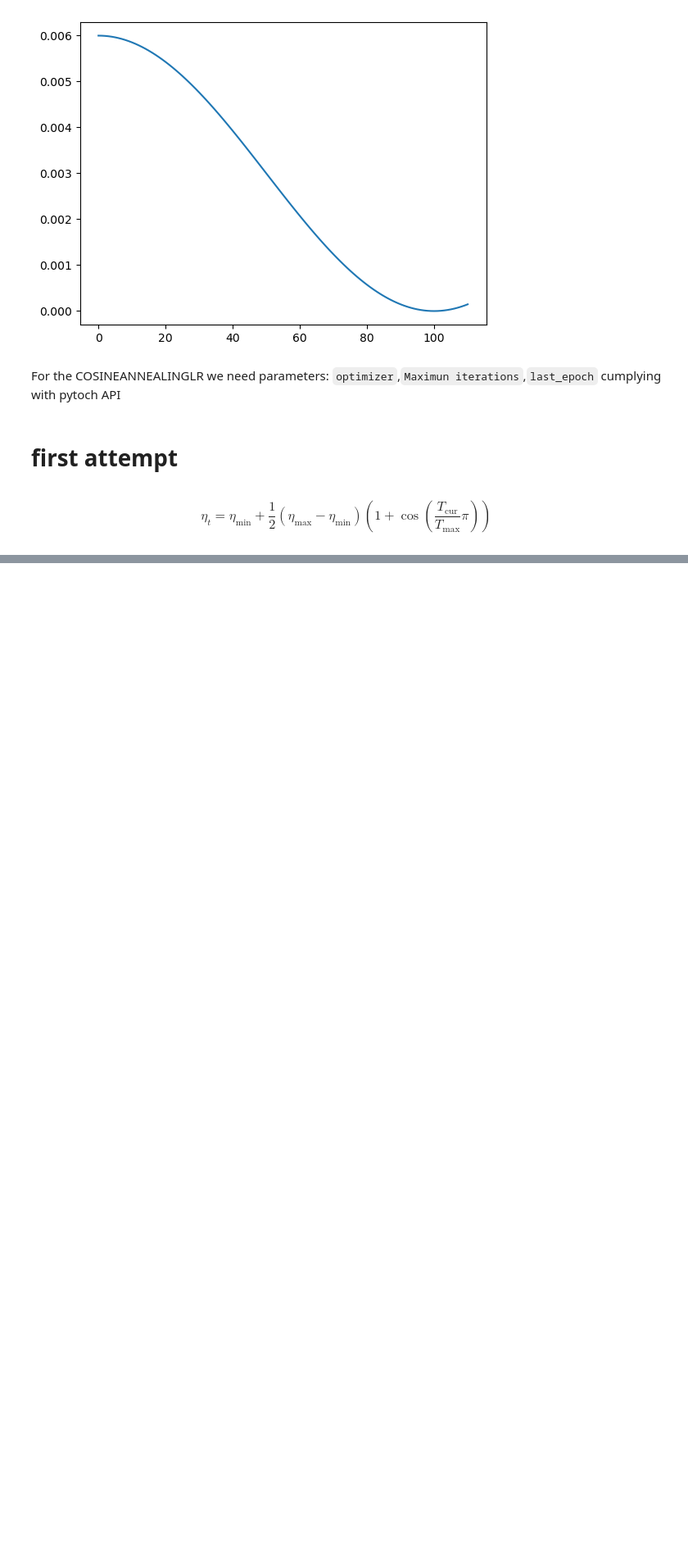
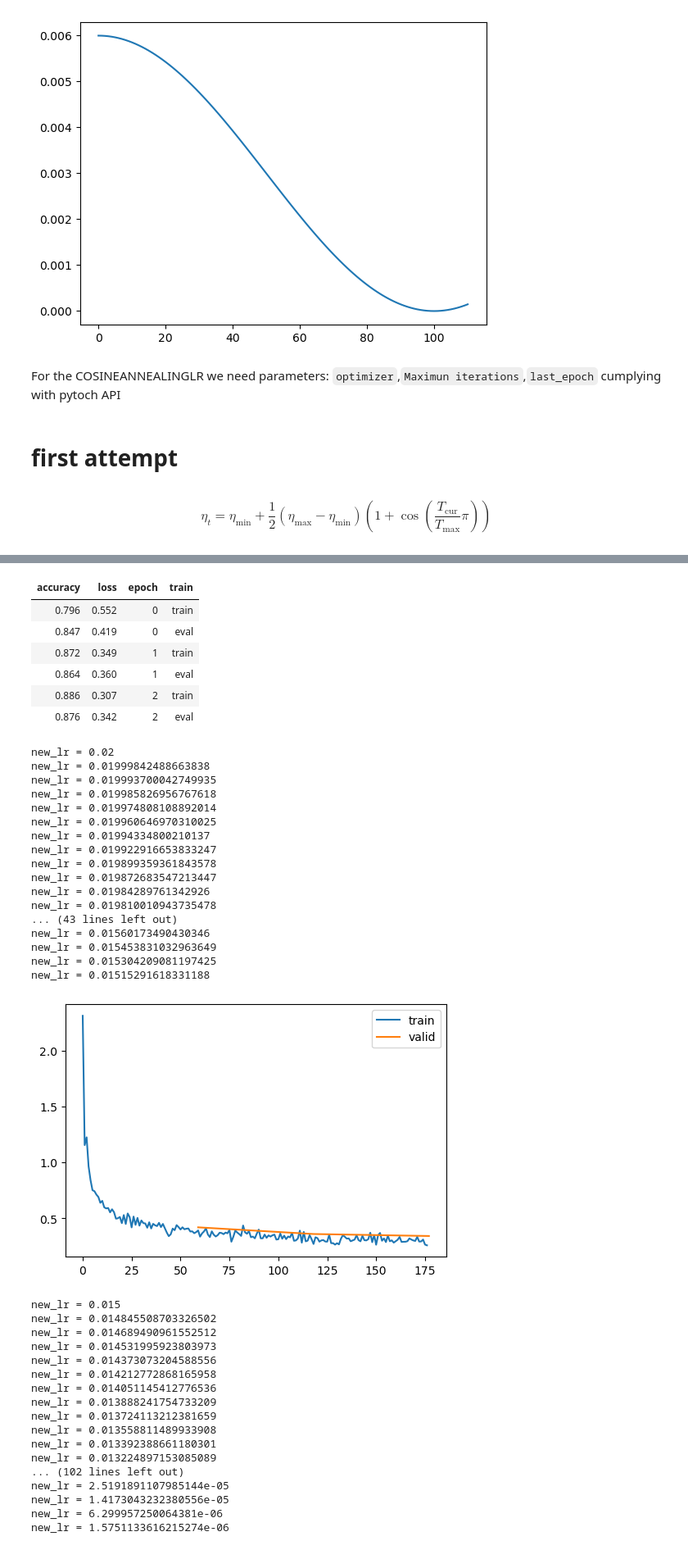
Before and after one commit to Andres-Salamanca/fastaitHomework18, a Jupyter notebook: LearningScheduler.ipynb, the cells around one changed output, grey strips where cells are left out. Shown at 82% size. Cells and saved outputs as stored; diff of their text form; code cells hidden in the pictures; blank space fills up the shorter version.

```diff
--- a/LearningScheduler.ipynb
+++ b/LearningScheduler.ipynb
@@ -143,0 +168,52 @@ new_lr = 0.00011911894296917081
+# %%
+sched = partial(CosAni, max_it=tmax)
+# %%
+set_seed(42)
+model = get_model(act_gr, norm=nn.BatchNorm2d).apply(iw)
+rec = RecorderCB(lr=_lr)
+xtra = [BatchSchedCB(sched),rec]
+learn = TrainLearner(model, dls, F.cross_entropy, lr=2e-2, cbs=cbs+xtra, opt_func=optim.AdamW)
+learn.fit(3)
+# %% [output]
+| accuracy | loss | epoch | train |
+| 0.796 | 0.552 | 0 | train |
+| 0.847 | 0.419 | 0 | eval |
+| 0.872 | 0.349 | 1 | train |
+| 0.864 | 0.360 | 1 | eval |
+| 0.886 | 0.307 | 2 | train |
+| 0.876 | 0.342 | 2 | eval |
+new_lr = 0.02
+new_lr = 0.01999842488663838
+new_lr = 0.019993700042749935
+new_lr = 0.019985826956767618
+new_lr = 0.019974808108892014
+new_lr = 0.019960646970310025
+new_lr = 0.01994334800210137
+new_lr = 0.019922916653833247
+new_lr = 0.019899359361843578
+new_lr = 0.019872683547213447
+new_lr = 0.01984289761342926
+new_lr = 0.019810010943735478
+... (43 lines left out)
+new_lr = 0.01560173490430346
+new_lr = 0.015453831032963649
+new_lr = 0.015304209081197425
+new_lr = 0.01515291618331188
+[figure, added]
+new_lr = 0.015
+new_lr = 0.014845508703326502
+new_lr = 0.014689490961552512
+new_lr = 0.014531995923803973
+new_lr = 0.014373073204588556
+new_lr = 0.014212772868165958
+new_lr = 0.014051145412776536
+new_lr = 0.013888241754733209
+new_lr = 0.013724113212381659
+new_lr = 0.013558811489933908
+new_lr = 0.013392388661180301
+new_lr = 0.013224897153085089
+... (102 lines left out)
+new_lr = 2.5191891107985144e-05
+new_lr = 1.4173043232380556e-05
+new_lr = 6.299957250064381e-06
+new_lr = 1.5751133616215274e-06
```
Also changed, not shown: parts of 7 cells of this notebook.
